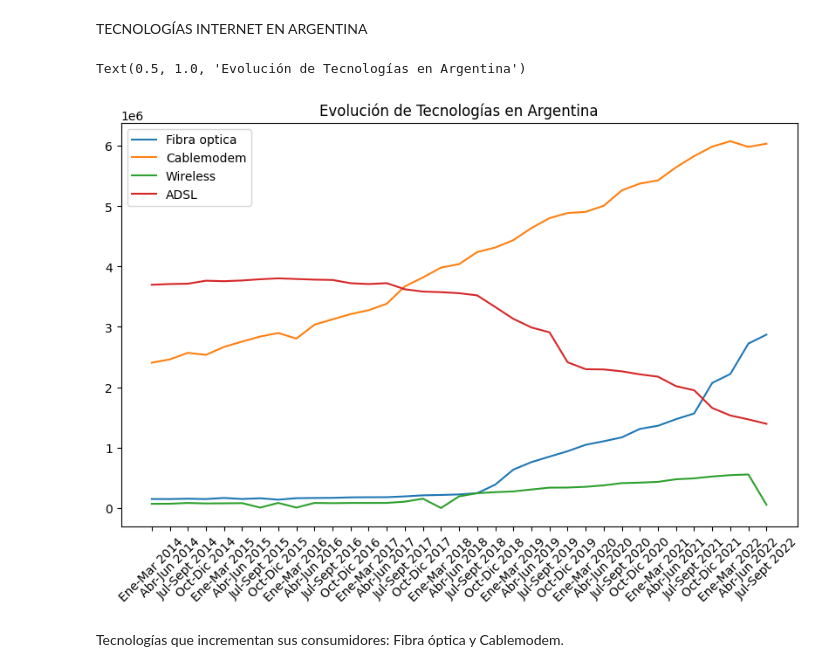
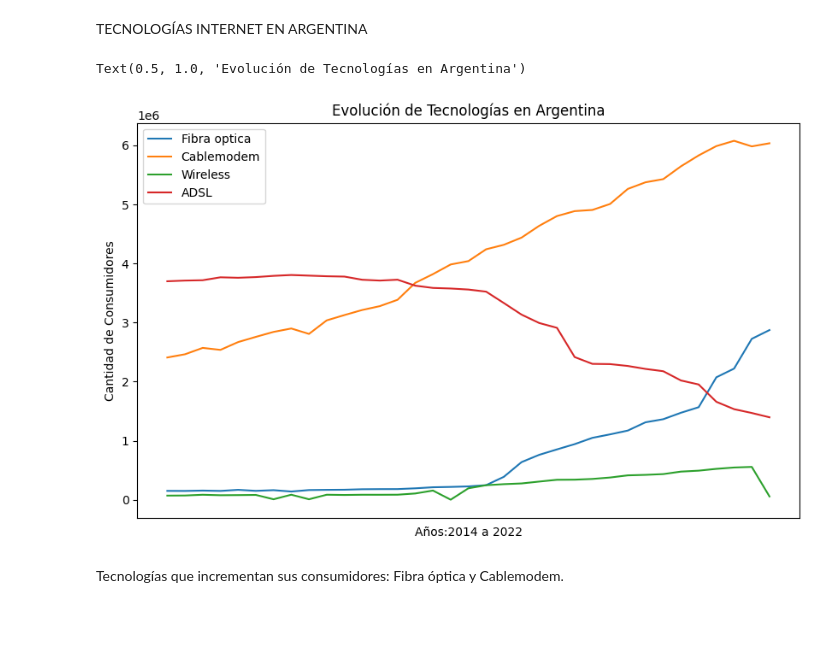
Before and after one commit to bigtimingme/DataAnalysis_DS09, a Jupyter notebook: EDA.ipynb, the cells around one changed output. Saved outputs shown, nothing was run; the diff lists cells and outputs as text; code cells hidden in the pictures; blank space fills up the shorter version.

```diff
--- a/EDA.ipynb
+++ b/EDA.ipynb
@@ -147,16 +147,18 @@ TECNOLOGÍAS INTERNET EN ARGENTINA
 # %%
 # Visualizamos la evolución de las cuatro tecnologías más importantes de Internet a nivel nacional.
 plt.figure(figsize=(10,6))
 plt.plot(tecnologia_rev['Periodo'],tecnologia_rev['Fibra óptica'],label='Fibra optica')
 plt.plot(tecnologia_rev['Cablemodem'],label='Cablemodem')
 plt.plot(tecnologia_rev['Wireless'],label='Wireless')
 plt.plot(tecnologia_rev['ADSL'],label='ADSL')
-plt.xticks(rotation=45)
+plt.xticks([])
+plt.xlabel('Años:2014 a 2022')
+plt.ylabel('Cantidad de Consumidores')
 plt.legend()
 plt.title('Evolución de Tecnologías en Argentina')
 # %% [output]
 Text(0.5, 1.0, 'Evolución de Tecnologías en Argentina')
-[figure, old version]
+[figure, new version]
 # %% [markdown]
 Tecnologías que incrementan sus consumidores: Fibra óptica y Cablemodem.
 # %% [markdown]
```
Also changed, not shown: parts of 6 cells of this notebook, 3 other files.
